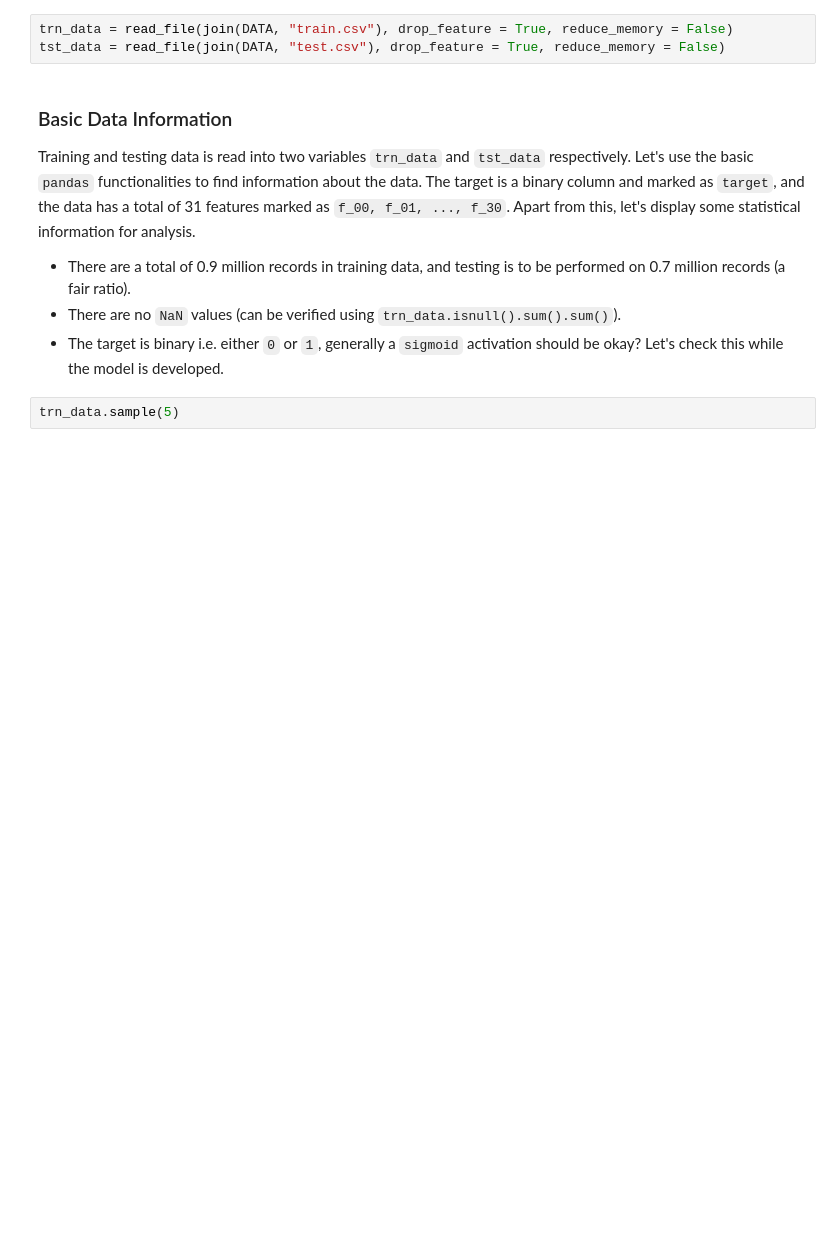
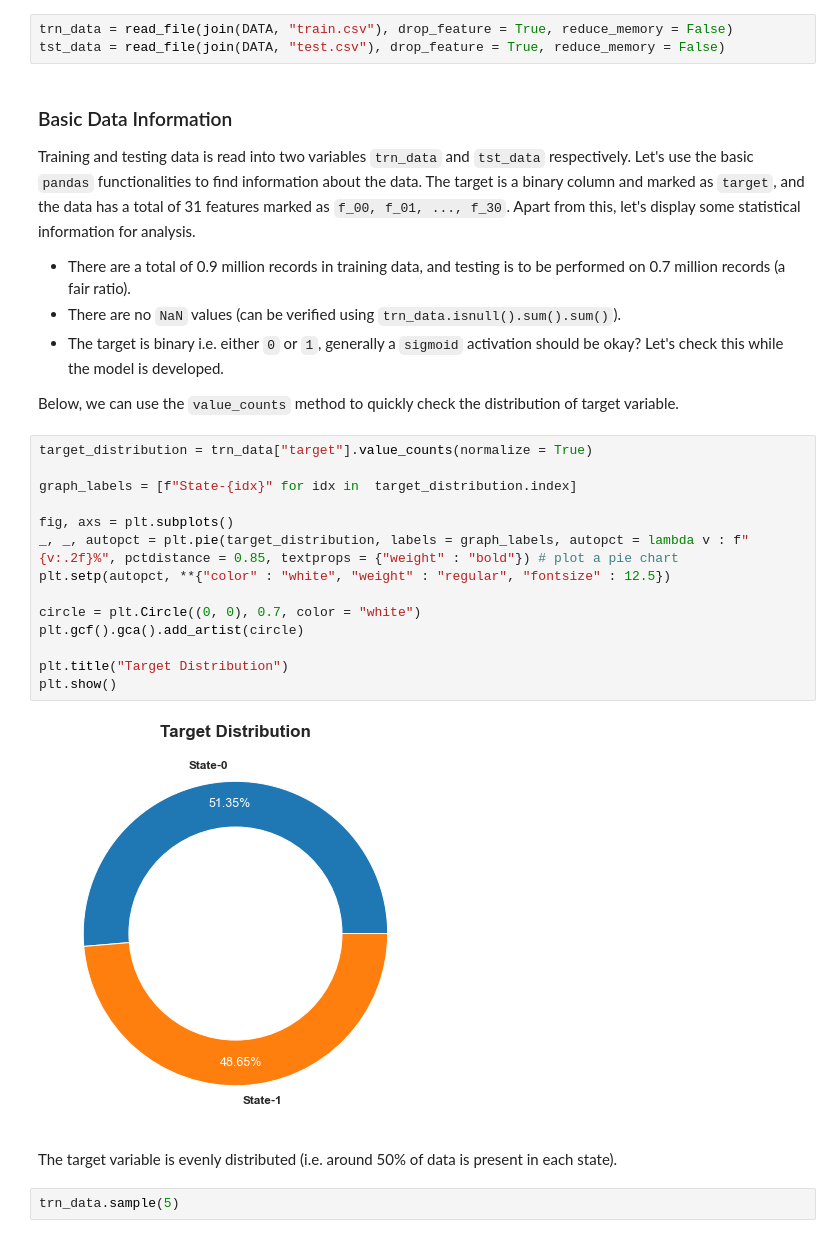
Before and after one commit to ZenithClown/self-development, a Jupyter notebook: notebooks/Tabular Playground Series [TPS] May, 2022.ipynb, the cells around one changed output. Drawn from its saved outputs; the diff is of its cells as text; blank space fills up the shorter version.

Commit message:
Perform numerical data analysis

```diff
--- a/notebooks/Tabular Playground Series [TPS] May, 2022.ipynb
+++ b/notebooks/Tabular Playground Series [TPS] May, 2022.ipynb
@@ -208,6 +208,26 @@ Training and testing data is read into two variables `trn_data` and `tst_data` r
  * There are a total of 0.9 million records in training data, and testing is to be performed on 0.7 million records (a fair ratio).
  * There are no `NaN` values (can be verified using `trn_data.isnull().sum().sum()`).
  * The target is binary i.e. either `0` or `1`, generally a `sigmoid` activation should be okay? Let's check this while the model is developed.
+
+Below, we can use the `value_counts` method to quickly check the distribution of target variable.
+# %%
+target_distribution = trn_data["target"].value_counts(normalize = True)
+
+graph_labels = [f"State-{idx}" for idx in  target_distribution.index]
+
+fig, axs = plt.subplots()
+_, _, autopct = plt.pie(target_distribution, labels = graph_labels, autopct = lambda v : f"{v:.2f}%", pctdistance = 0.85, textprops = {"weight" : "bold"}) # plot a pie chart
+plt.setp(autopct, **{"color" : "white", "weight" : "regular", "fontsize" : 12.5})
+
+circle = plt.Circle((0, 0), 0.7, color = "white")
+plt.gcf().gca().add_artist(circle)
+
+plt.title("Target Distribution")
+plt.show()
+# %% [output]
+[figure, added]
+# %% [markdown]
+The target variable is evenly distributed (i.e. around 50% of data is present in each state).
 # %%
 trn_data.sample(5)
 # %% [output]
```
Also changed, not shown: parts of 6 cells of this notebook.
